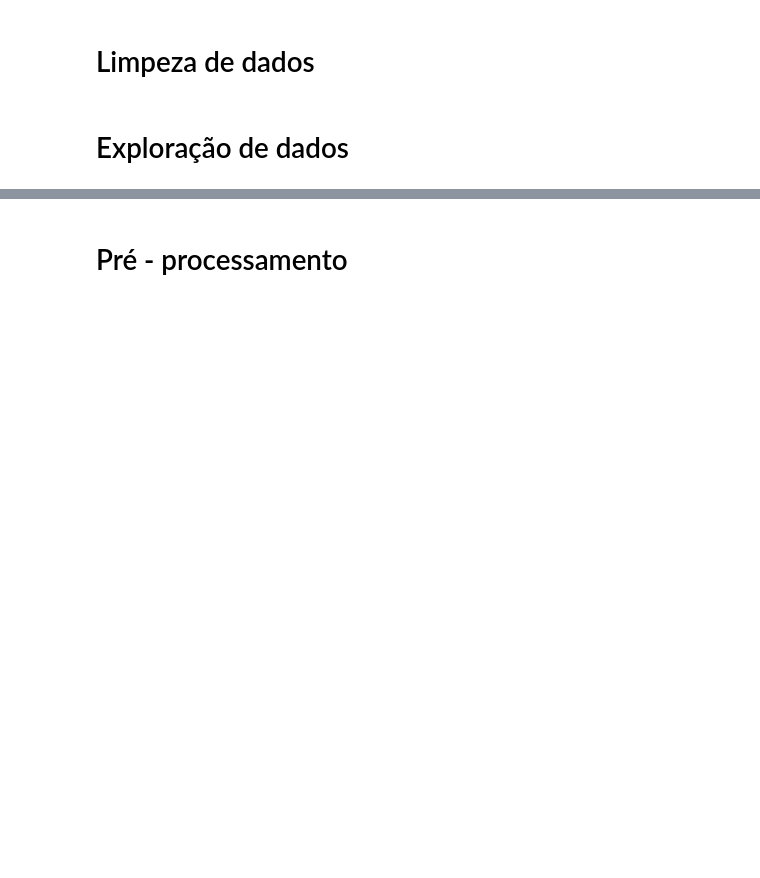
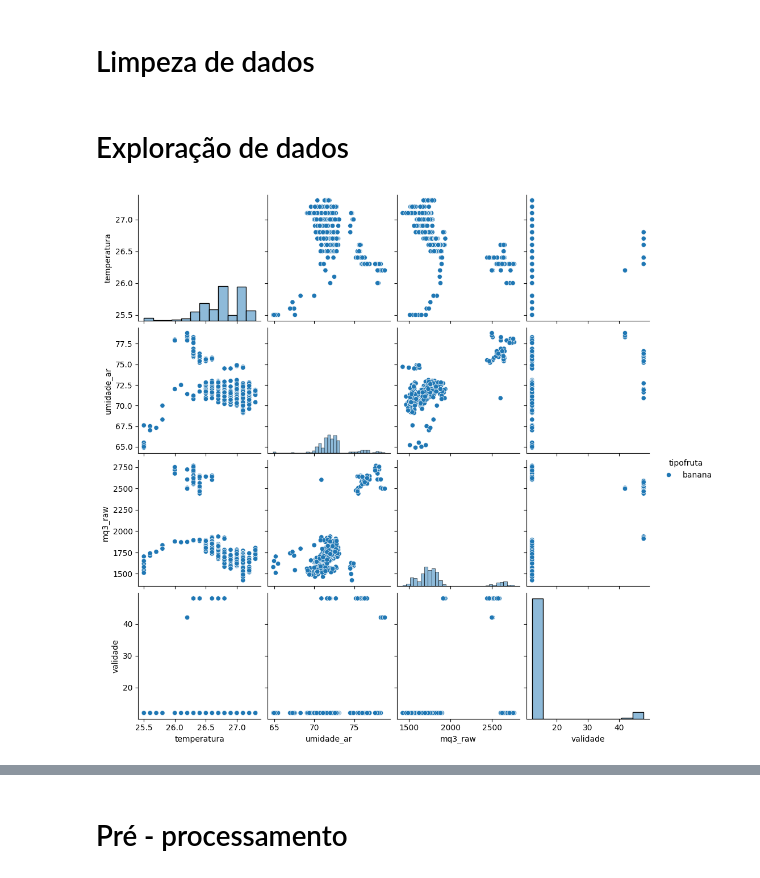
Before and after one commit to LucaAtanazio/Grupo_Projetos, a Jupyter notebook: PI-Monitoramento_frutas/data/data.ipynb, the cells around one changed output, grey strips where cells are left out. Cells and saved outputs as stored; diff of their text form; code cells hidden in the pictures; blank space fills up the shorter version.

Commit message:
tratamento de dados geral

```diff
--- a/PI-Monitoramento_frutas/data/data.ipynb
+++ b/PI-Monitoramento_frutas/data/data.ipynb
@@ -1,8 +40,18 @@
 # %% [markdown]
 # Dados ausentes
 # %%
-import pandas as pd
-# Analisando o arquivo de ambiente que você localizou
-df = pd.read_csv('ambiente.csv')
-print(f"Dados Ausentes por Coluna:\n{df.isnull().sum()}")
+# Analisar a situação real
+print(df.isnull().sum())
+
+# ESTRATÉGIA:
+# Para sensores: Imputar mediana para não enviesar com zeros.
+df['temperatura'] = df['temperatura'].fillna(df['temperatura'].median())
+df['umidade_ar'] = df['umidade_ar'].fillna(df['umidade_ar'].median())
+df['mq3_raw'] = df['mq3_raw'].fillna(df['mq3_raw'].median())
+
+# Para o Target (Validade):
+# Como você vai treinar uma IA, não podemos "inventar" a validade onde ela não existe.
+# Mantemos apenas as linhas que têm rótulo (label).
+df = df.dropna(subset=['validade'])
+print(f"Dataset filtrado para treino: {len(df)} linhas.")
 # %% [output]
@@ -10,4 +70,24 @@ ModuleNotFoundError: No module named 'pandas'
 # %% [markdown]
 # Limpeza de dados
+# %%
+# Substituir valores ausentes remanescentes em colunas categóricas
+df['lote'] = df['lote'].fillna('desconhecido')
+
+# Remover mq3_tensao: Já provamos que é redundante ao mq3_raw (Colinearidade)
+if 'mq3_tensao' in df.columns:
+    df = df.drop(columns=['mq3_tensao'])
+
+# Limpeza de strings (remover espaços extras que podem vir do Arduino)
+df['tipofruta'] = df['tipofruta'].str.strip()
 # %% [markdown]
 # Exploração de dados
+# %%
+import seaborn as sns
+import matplotlib.pyplot as plt
+
+# 3.1. Matriz de Pares (Foco em diferenciar tipos de fruta)
+# Usamos sample para não travar o Lenovo i3
+sns.pairplot(df.sample(min(len(df), 500)), hue='tipofruta', diag_kind='hist')
+plt.show()
+# %% [output]
+[figure, added]
```
Also changed, not shown: parts of 20 cells of this notebook, 3 other files.
